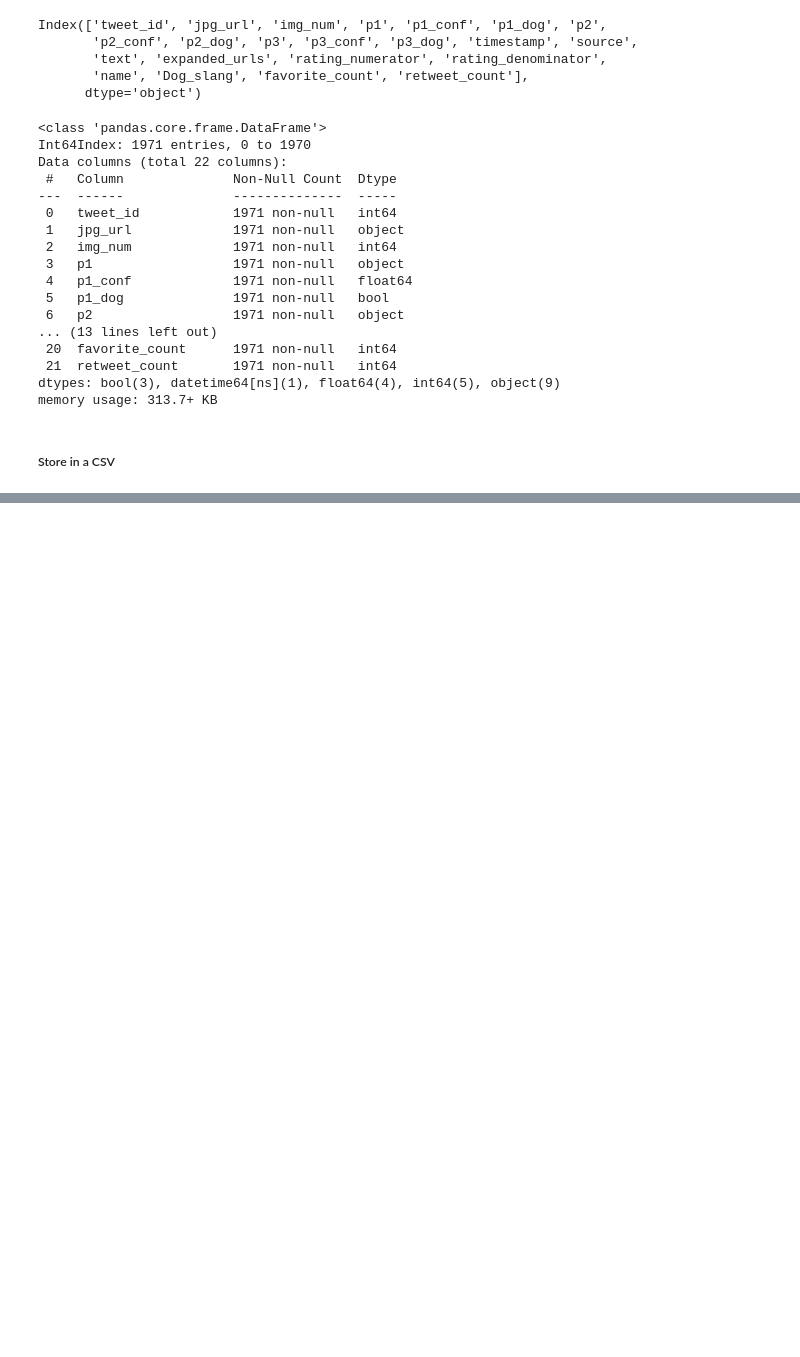
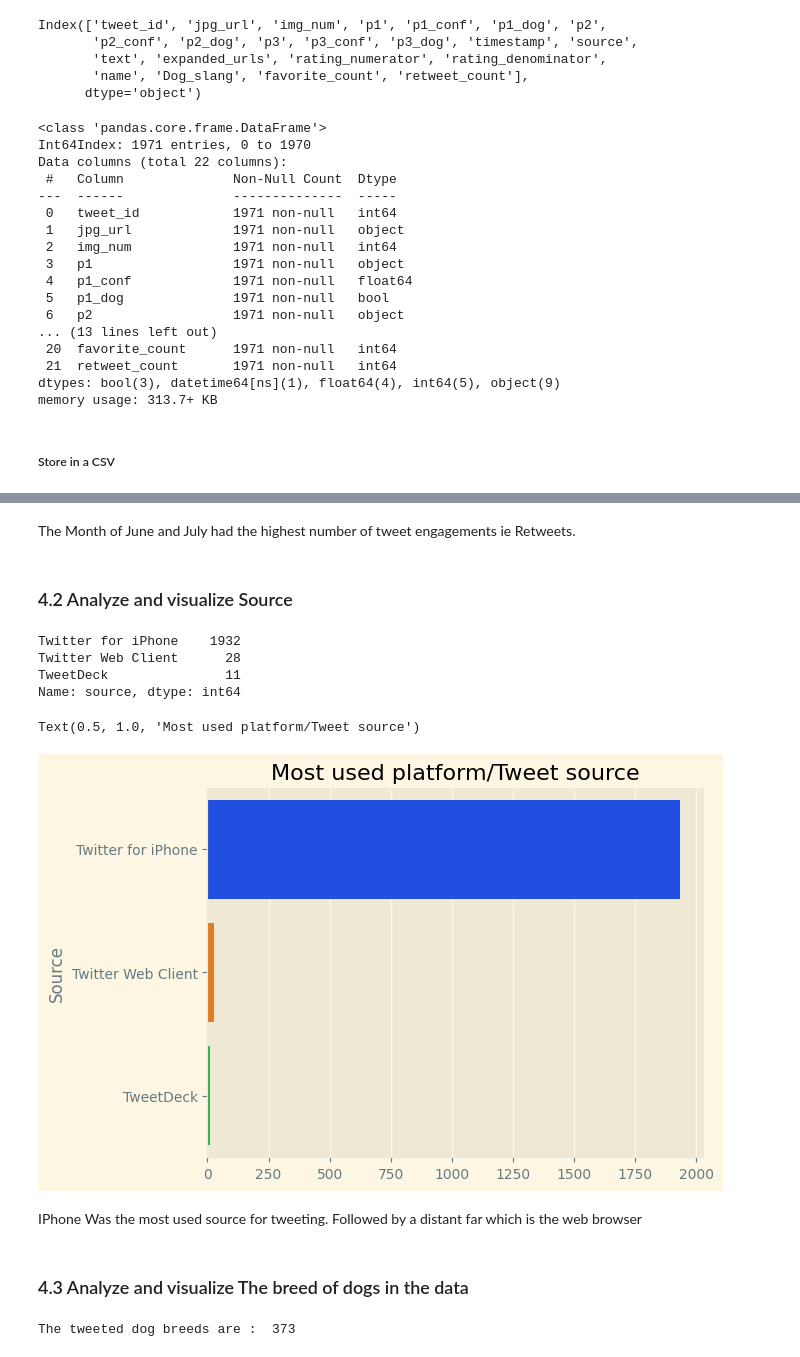
Before and after one commit to Sylvester976/We-Rate-Dogs-Wrangle-Data, a Jupyter notebook: wrangle_act.ipynb, the cells around one changed output, grey strips where cells are left out. Drawn from its saved outputs; the diff is of its cells as text; code cells hidden in the pictures; blank space fills up the shorter version.

```diff
--- a/wrangle_act.ipynb
+++ b/wrangle_act.ipynb
@@ -1037,0 +1159,34 @@ We_rate_dogs.to_csv('twitter_archive_master.csv',index=False)
+# %% [markdown]
+The Month of June and July had the highest number of tweet engagements ie Retweets.
+# %% [markdown]
+### 4.2 Analyze and visualize Source
+# %%
+df_master.source.value_counts()
+# %% [output]
+Twitter for iPhone    1932
+Twitter Web Client      28
+TweetDeck               11
+Name: source, dtype: int64
+# %%
+x=df_master.source.value_counts().index
+y=df_master.source.value_counts().values
+
+my_style = sns.color_palette("bright")
+
+sns.barplot(x=y,y=x,palette=my_style)
+plt.ylabel('Source')
+plt.title('Most used platform/Tweet source')
+# %% [output]
+Text(0.5, 1.0, 'Most used platform/Tweet source')
+[figure, added]
+# %% [markdown]
+IPhone Was the most used source for tweeting. Followed by a distant far which is the web browser
+# %% [markdown]
+### 4.3 Analyze and visualize The breed of dogs in the data
+# %%
+# Generating a copy of the dataframe
+dog_breeds = df_master.copy()
+# Fetching the count of unique breeds
+print('The tweeted dog breeds are : ', dog_breeds['p1'].nunique())
+# %% [output]
+The tweeted dog breeds are :  373
```
Also changed, not shown: parts of 33 cells of this notebook.
